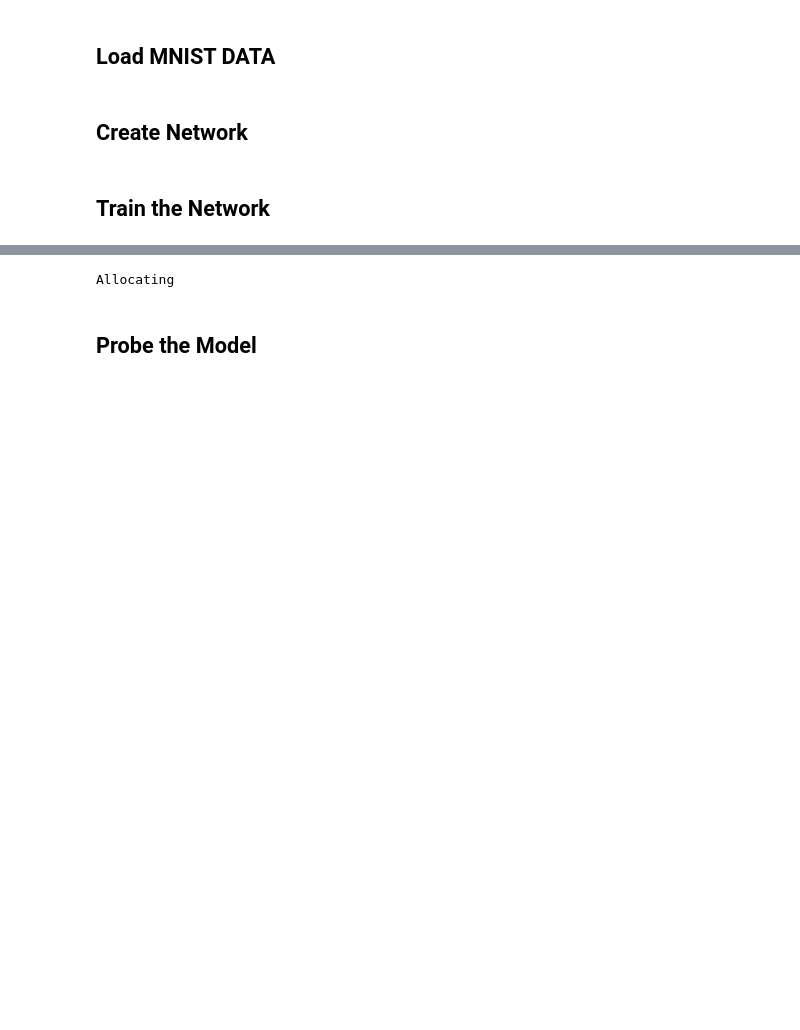
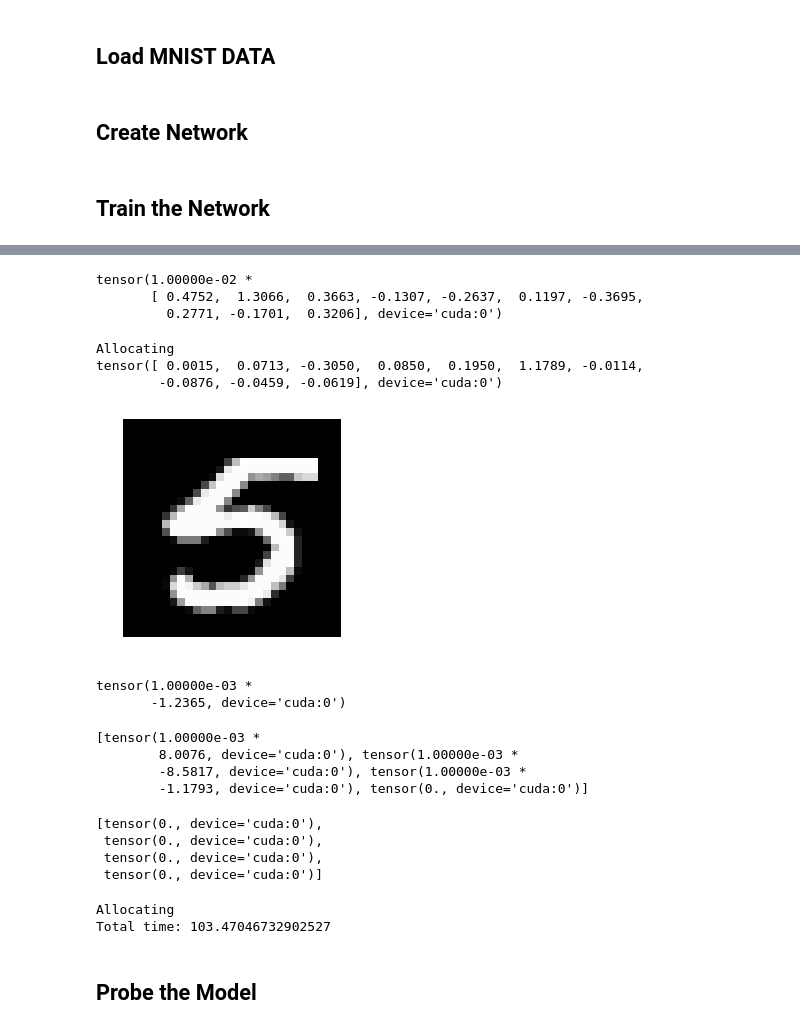
Before and after one commit to jorchard/peBogacz, a Jupyter notebook: python/Reverse MNIST.ipynb, the cells around one changed output, grey strips where cells are left out. Drawn from its saved outputs; the diff is of its cells as text; code cells hidden in the pictures; blank space fills up the shorter version.

```diff
--- a/python/Reverse MNIST.ipynb
+++ b/python/Reverse MNIST.ipynb
@@ -73,6 +173,46 @@ net.layers[1].Probe(True)
+# %%
+net.layers[0].e
+# %% [output]
+tensor(1.00000e-02 *
+       [ 0.4752,  1.3066,  0.3663, -0.1307, -0.2637,  0.1197, -0.3695,
+         0.2771, -0.1701,  0.3206], device='cuda:0')
+# %%
+p = 719 #147 or 35   for 2s
+#p = 1 #133 or 141   for 7s
+plt.imshow(np.reshape(train[0][p],[28,28]), cmap='gray'); plt.axis('off');
+net.BackprojectExpectation(train[0][p])
+#net.Reset()
+zFF = net.layers[1].sigma(net.layers[1].v)@net.connections[0].M + net.layers[0].b
+#z = net.Generate(10., train[0][p])
+#print(z)
+print(zFF)
+# %% [output]
+Allocating
+tensor([ 0.0015,  0.0713, -0.3050,  0.0850,  0.1950,  1.1789, -0.0114,
+        -0.0876, -0.0459, -0.0619], device='cuda:0')
+[figure, added]
+# %%
+torch.mean(net.connections[0].M)
+# %% [output]
+tensor(1.00000e-03 *
+       -1.2365, device='cuda:0')
+# %%
+[torch.mean(l.b) for l in net.layers]
+# %% [output]
+[tensor(1.00000e-03 *
+        8.0076, device='cuda:0'), tensor(1.00000e-03 *
+        -8.5817, device='cuda:0'), tensor(1.00000e-03 *
+        -1.1793, device='cuda:0'), tensor(0., device='cuda:0')]
+# %%
+[torch.mean(l.e) for l in net.layers]
+# %% [output]
+[tensor(0., device='cuda:0'),
+ tensor(0., device='cuda:0'),
+ tensor(0., device='cuda:0'),
+ tensor(0., device='cuda:0')]
 # %%
 # Train in reverse direction: one-hot -> reconstructed image
-epochs = 30
+epochs = 5
 T = 2.
 dt = 0.01
 start_time = time.time()
@@ -91,5 +231,6 @@ end_time = time.time()
 print('Total time: '+str(end_time-start_time))
 # %% [output]
 Allocating
+Total time: 103.47046732902527
 # %% [markdown]
 ## Probe the Model
```
Also changed, not shown: parts of 37 cells of this notebook, 4 other files.
